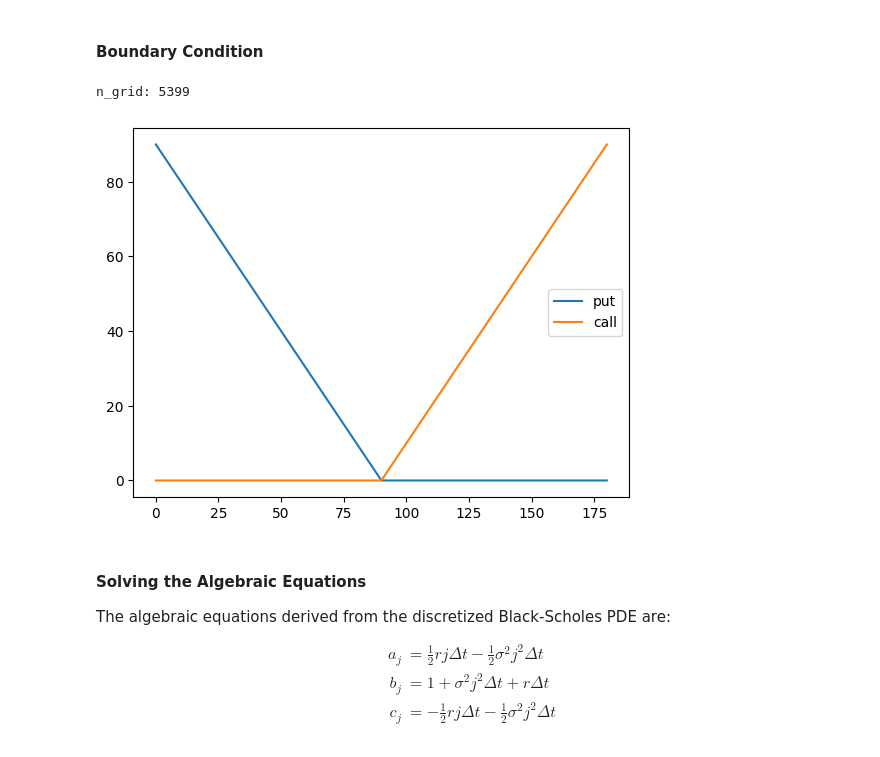
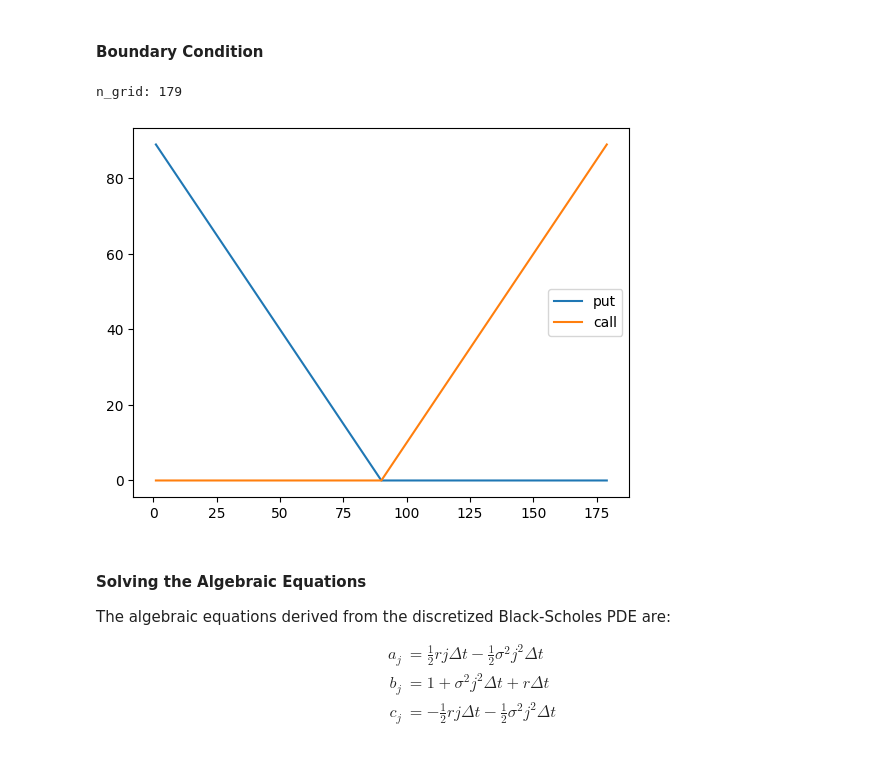
Before and after one commit to laic0022/FN6815-Numeric-Methods-for-Financial-Instrument-Pricing, a Jupyter notebook: week5/nb/FN6815_Lect_10_PDE.ipynb, the cells around one changed output. Drawn from its saved outputs; the diff is of its cells as text; code cells hidden in the pictures.

```diff
--- a/week5/nb/FN6815_Lect_10_PDE.ipynb
+++ b/week5/nb/FN6815_Lect_10_PDE.ipynb
@@ -438,33 +442,34 @@ def bs_put(S, strike, ttm, rf, sigma, *w, **kw):
 # %%
 ### on time = 1.0
 strike = 90
 rf = 0.05
 sigma = 0.3
 ttm = 1
 year_frac = 252
 sim_points = int(year_frac * ttm)
 dt = 1 / year_frac
 
 # n_grid = int(1200/delta_p)+1
 # asset_price = np.linspace(strike/3, strike*3, n_grid)
 
 delta_p = 1 / 30
+delta_p = 1
 upper_p = strike * 2  # S: [0, 2*strike]
 lower_p = 0
 n_grid = int((upper_p - lower_p) / delta_p) - 1
 asset_price = np.linspace(lower_p + delta_p, upper_p - delta_p, n_grid)
 
 po_put = np.maximum(strike - asset_price, 0)
 po_call = np.maximum(asset_price - strike, 0)
 print("n_grid:", n_grid)
 
 (pp,) = plt.plot(asset_price, po_put, label="put")
 (pc,) = plt.plot(asset_price, po_call, label="call")
 plt.legend(handles=[pp, pc])
 plt.show()
 # %% [output]
-n_grid: 5399
+n_grid: 179
-[figure, old version]
+[figure, new version]
 # %% [markdown]
 #### Solving the Algebraic Equations
 
```
Also changed, not shown: parts of 9 cells of this notebook, 3 other files.
